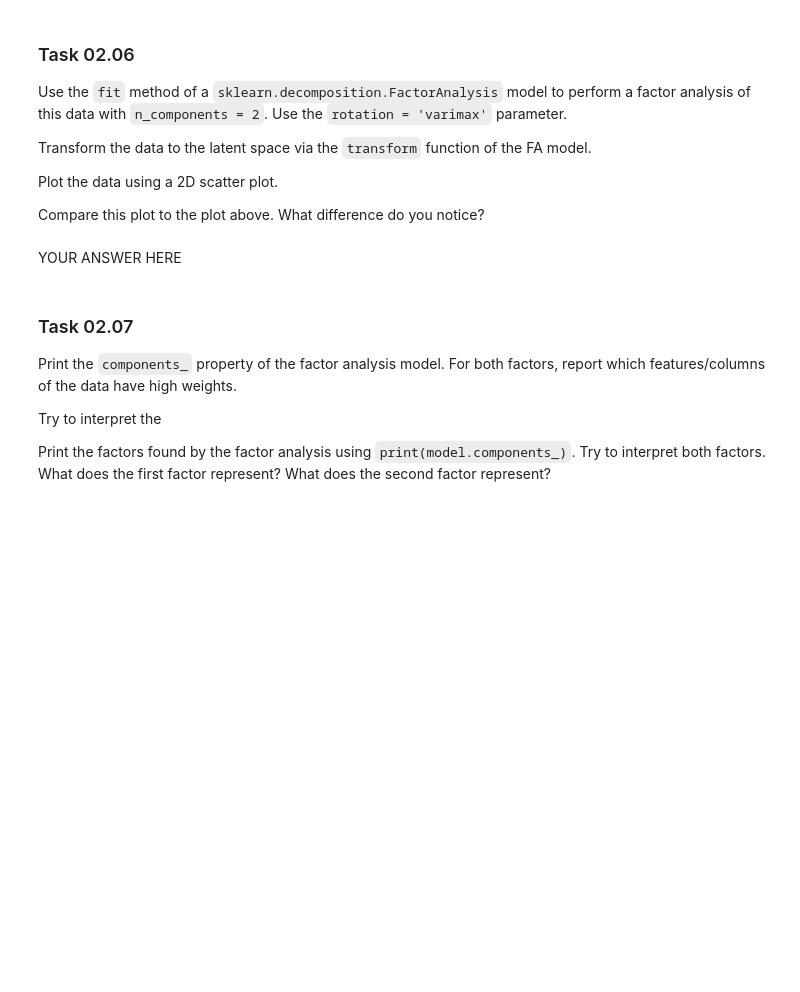
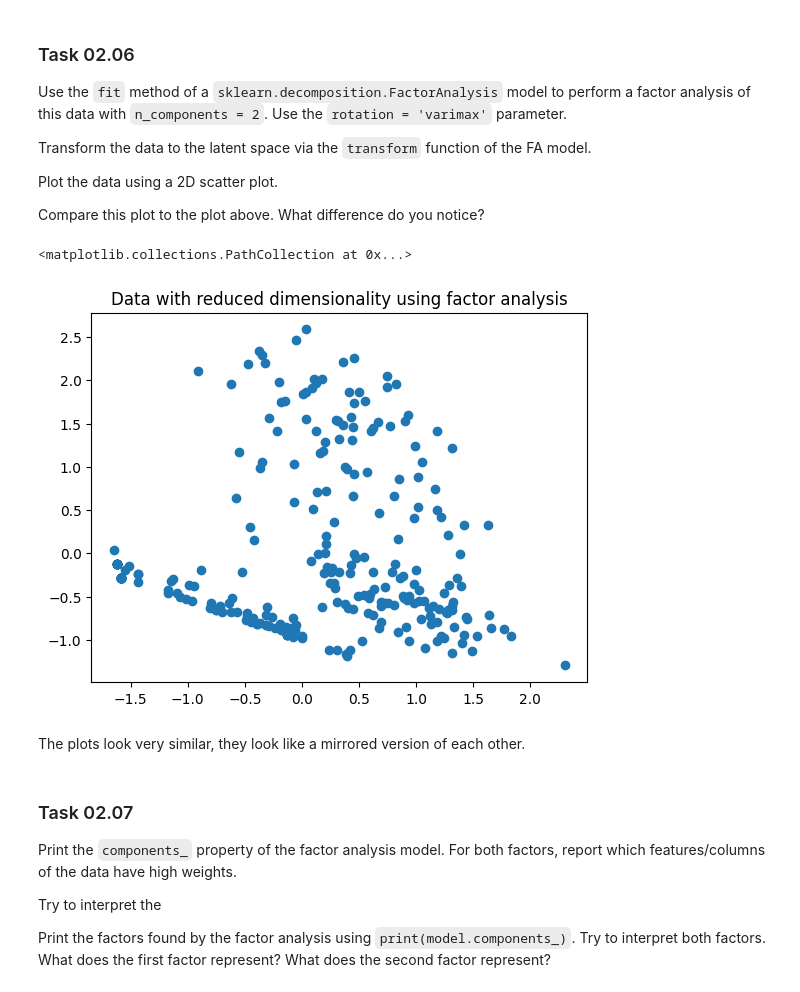
Before and after one commit to bhunecke/data-mining, a Jupyter notebook: sheet02/sheet02.ipynb, the cells around one changed output. Saved outputs shown, nothing was run; the diff lists cells and outputs as text; code cells hidden in the pictures; blank space fills up the shorter version.

```diff
--- a/sheet02/sheet02.ipynb
+++ b/sheet02/sheet02.ipynb
@@ -192,11 +192,26 @@ Plot the data using a 2D scatter plot.
 Compare this plot to the plot above. What difference do you notice?
 # %%
 # YOUR CODE HERE
-raise NotImplementedError()
+from sklearn.decomposition import FactorAnalysis
+
+fa = FactorAnalysis(n_components=2, rotation='varimax')
+fa.fit(X)
+
+X_reduced_fa = fa.transform(X)
+
+x = [i[0] for i in X_reduced_fa]
+y = [i[1] for i in X_reduced_fa]
+
+
+plt.title("Data with reduced dimensionality using factor analysis")
+plt.scatter(x,y)
+# %% [output]
+<matplotlib.collections.PathCollection at 0x...>
+[figure, added]
 # %%
 # this cell is here for test purposes. please ignore it.
 # %% [markdown]
-YOUR ANSWER HERE
+The plots look very similar, they look like a mirrored version of each other.
 # %% [markdown]
 ### Task 02.07
 
```
Also changed, not shown: parts of 5 cells of this notebook, 1 other file.
